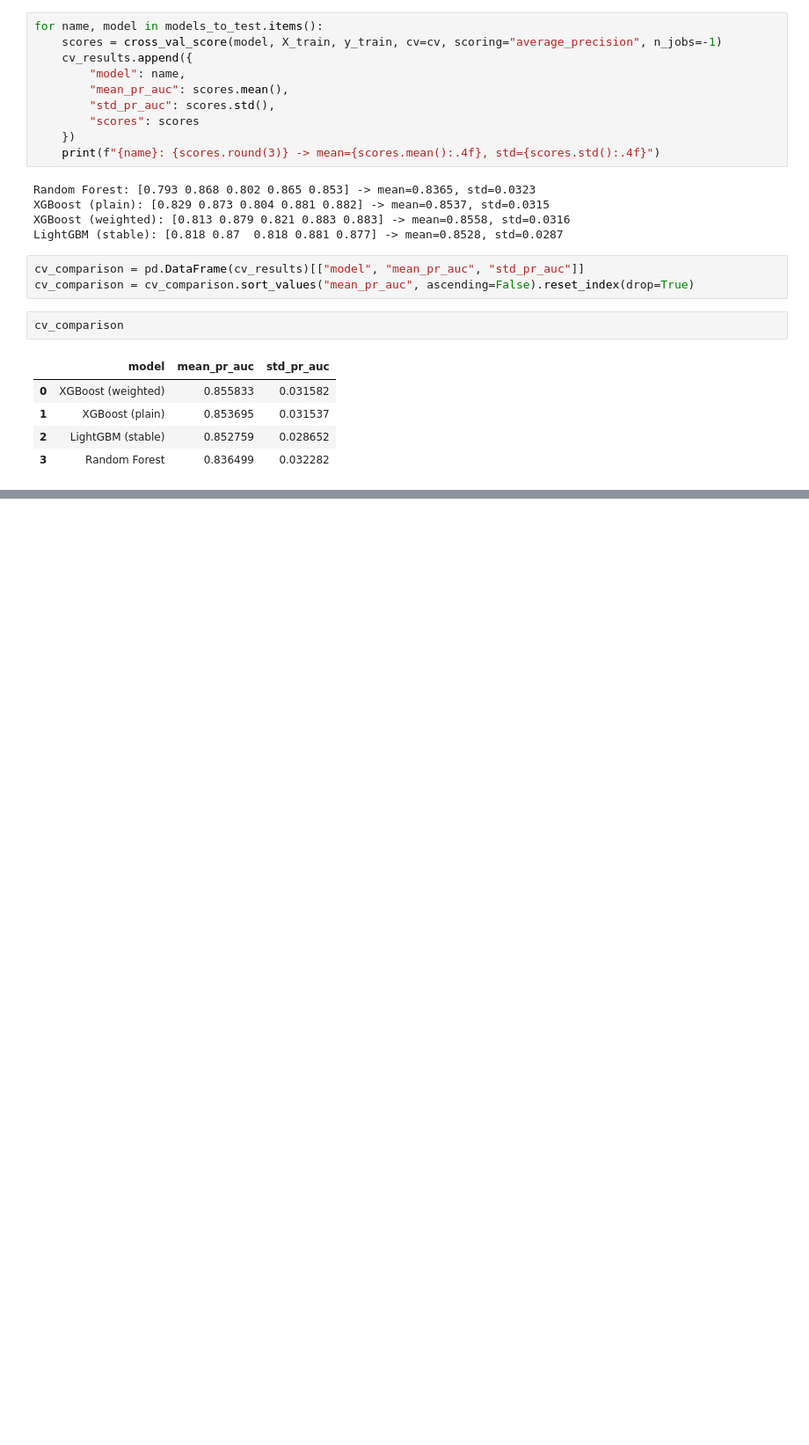
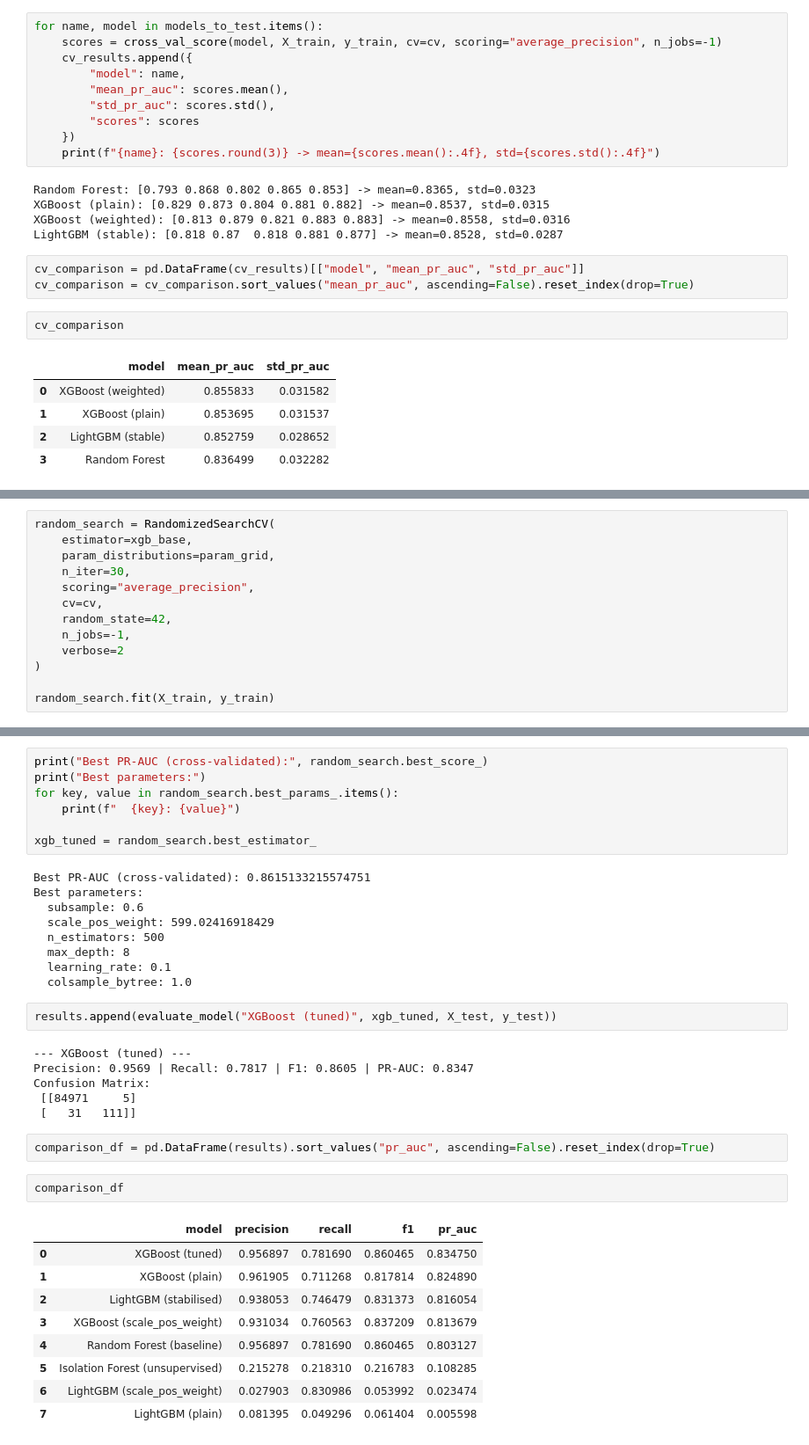
Before and after one commit to raheel-9deem/needlescope-fraud-detection, a Jupyter notebook: notebooks/05_advanced_models.ipynb, the cells around one changed output, grey strips where cells are left out. Shown at 88% size. Saved outputs shown, nothing was run; the diff lists cells and outputs as text; blank space fills up the shorter version.

Commit message:
feat: add advanced models training notebook and tuned XGBoost model artifact

```diff
--- a/notebooks/05_advanced_models.ipynb
+++ b/notebooks/05_advanced_models.ipynb
@@ -313,0 +326,13 @@ cv_comparison
+# %%
+random_search = RandomizedSearchCV(
+    estimator=xgb_base,
+    param_distributions=param_grid,
+    n_iter=30,
+    scoring="average_precision",
+    cv=cv,
+    random_state=42,
+    n_jobs=-1,
+    verbose=2
+)
+
+random_search.fit(X_train, y_train)
@@ -313,0 +358,38 @@ cv_comparison
+# %%
+print("Best PR-AUC (cross-validated):", random_search.best_score_)
+print("Best parameters:")
+for key, value in random_search.best_params_.items():
+    print(f"  {key}: {value}")
+
+xgb_tuned = random_search.best_estimator_
+# %% [output]
+Best PR-AUC (cross-validated): 0.8615133215574751
+Best parameters:
+  subsample: 0.6
+  scale_pos_weight: 599.02416918429
+  n_estimators: 500
+  max_depth: 8
+  learning_rate: 0.1
+  colsample_bytree: 1.0
+# %%
+results.append(evaluate_model("XGBoost (tuned)", xgb_tuned, X_test, y_test))
+# %% [output]
+--- XGBoost (tuned) ---
+Precision: 0.9569 | Recall: 0.7817 | F1: 0.8605 | PR-AUC: 0.8347
+Confusion Matrix:
+ [[84971     5]
+ [   31   111]]
+# %%
+comparison_df = pd.DataFrame(results).sort_values("pr_auc", ascending=False).reset_index(drop=True)
+# %%
+comparison_df
+# %% [output]
+|  | model | precision | recall | f1 | pr_auc |
+| 0 | XGBoost (tuned) | 0.956897 | 0.781690 | 0.860465 | 0.834750 |
+| 1 | XGBoost (plain) | 0.961905 | 0.711268 | 0.817814 | 0.824890 |
+| 2 | LightGBM (stabilised) | 0.938053 | 0.746479 | 0.831373 | 0.816054 |
+| 3 | XGBoost (scale_pos_weight) | 0.931034 | 0.760563 | 0.837209 | 0.813679 |
+| 4 | Random Forest (baseline) | 0.956897 | 0.781690 | 0.860465 | 0.803127 |
+| 5 | Isolation Forest (unsupervised) | 0.215278 | 0.218310 | 0.216783 | 0.108285 |
+| 6 | LightGBM (scale_pos_weight) | 0.027903 | 0.830986 | 0.053992 | 0.023474 |
+| 7 | LightGBM (plain) | 0.081395 | 0.049296 | 0.061404 | 0.005598 |
```
Also changed, not shown: parts of 5 cells of this notebook, 1 other file.
